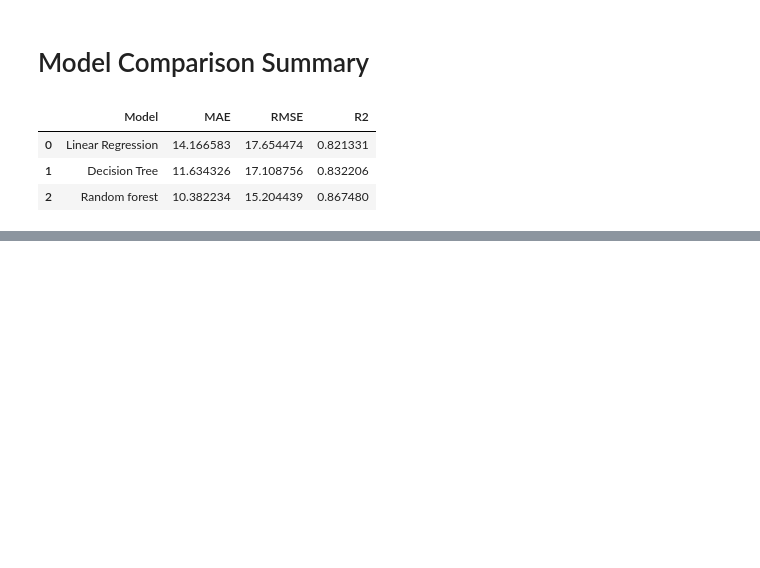
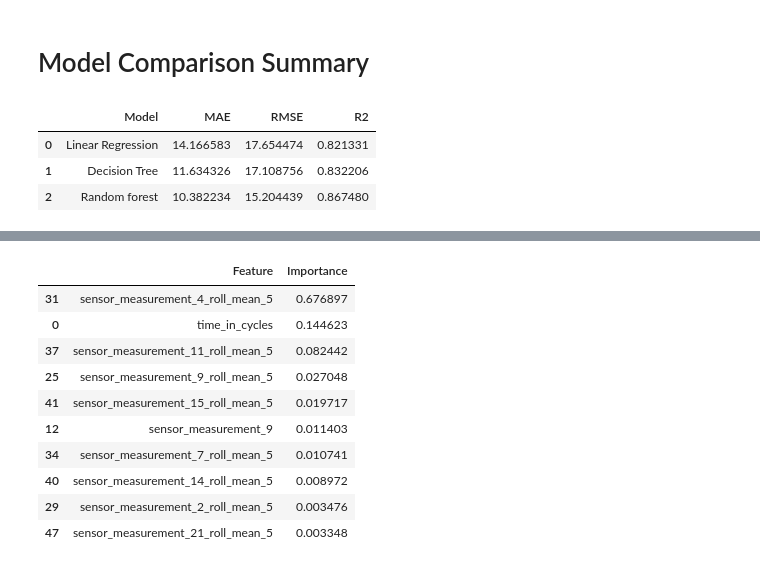
Before and after one commit to morgan-swe/Nasa-Rocket-Engine-Predictive-Maintenance, a Jupyter notebook: notebooks/06_model_training.ipynb, the cells around one changed output, grey strips where cells are left out. Saved outputs shown, nothing was run; the diff lists cells and outputs as text; code cells hidden in the pictures; blank space fills up the shorter version.

Commit message:
Add feature importance analysis

```diff
--- a/notebooks/06_model_training.ipynb
+++ b/notebooks/06_model_training.ipynb
@@ -420,0 +427,26 @@ results_df
+# %%
+feature_importance = random_forest.feature_importances_
+# %%
+importance_df = pd.DataFrame({
+    "Feature": x_train.columns,
+    "Importance": feature_importance
+})
+# %%
+importance_df = importance_df.sort_values(
+    by="Importance",
+    ascending=False
+)
+# %%
+importance_df.head(10)
+# %% [output]
+|  | Feature | Importance |
+| 31 | sensor_measurement_4_roll_mean_5 | 0.676897 |
+| 0 | time_in_cycles | 0.144623 |
+| 37 | sensor_measurement_11_roll_mean_5 | 0.082442 |
+| 25 | sensor_measurement_9_roll_mean_5 | 0.027048 |
+| 41 | sensor_measurement_15_roll_mean_5 | 0.019717 |
+| 12 | sensor_measurement_9 | 0.011403 |
+| 34 | sensor_measurement_7_roll_mean_5 | 0.010741 |
+| 40 | sensor_measurement_14_roll_mean_5 | 0.008972 |
+| 29 | sensor_measurement_2_roll_mean_5 | 0.003476 |
+| 47 | sensor_measurement_21_roll_mean_5 | 0.003348 |
```
Also changed, not shown: parts of 1 cell of this notebook.
